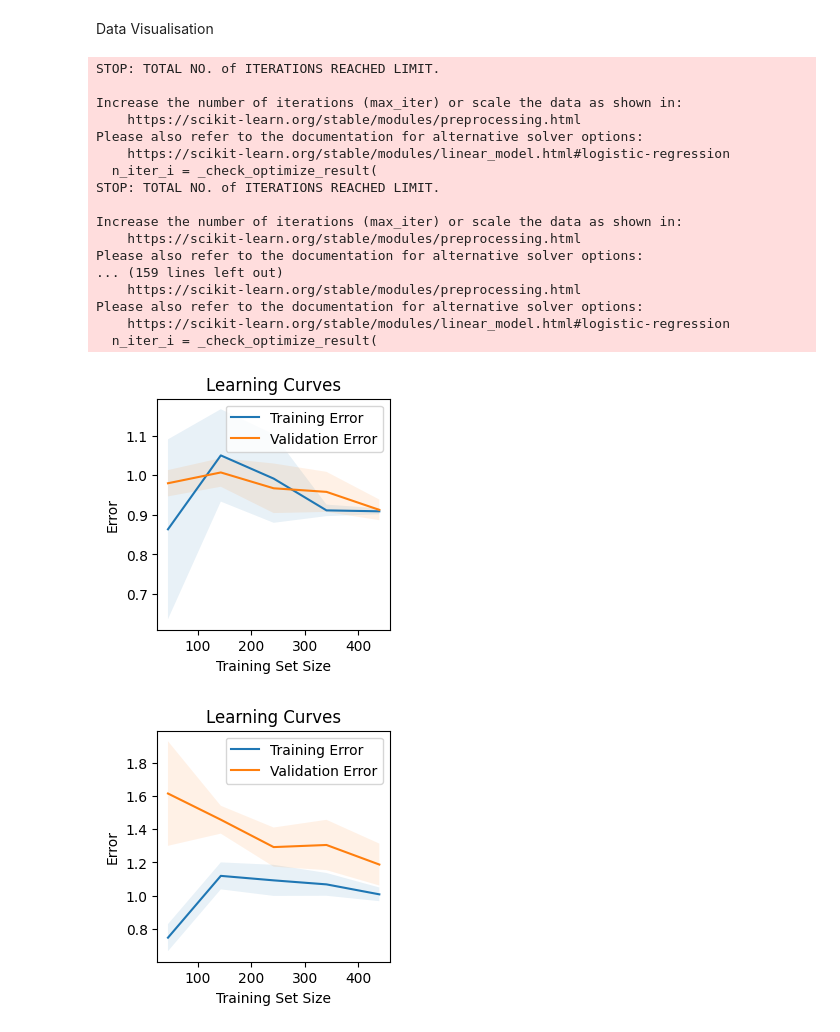
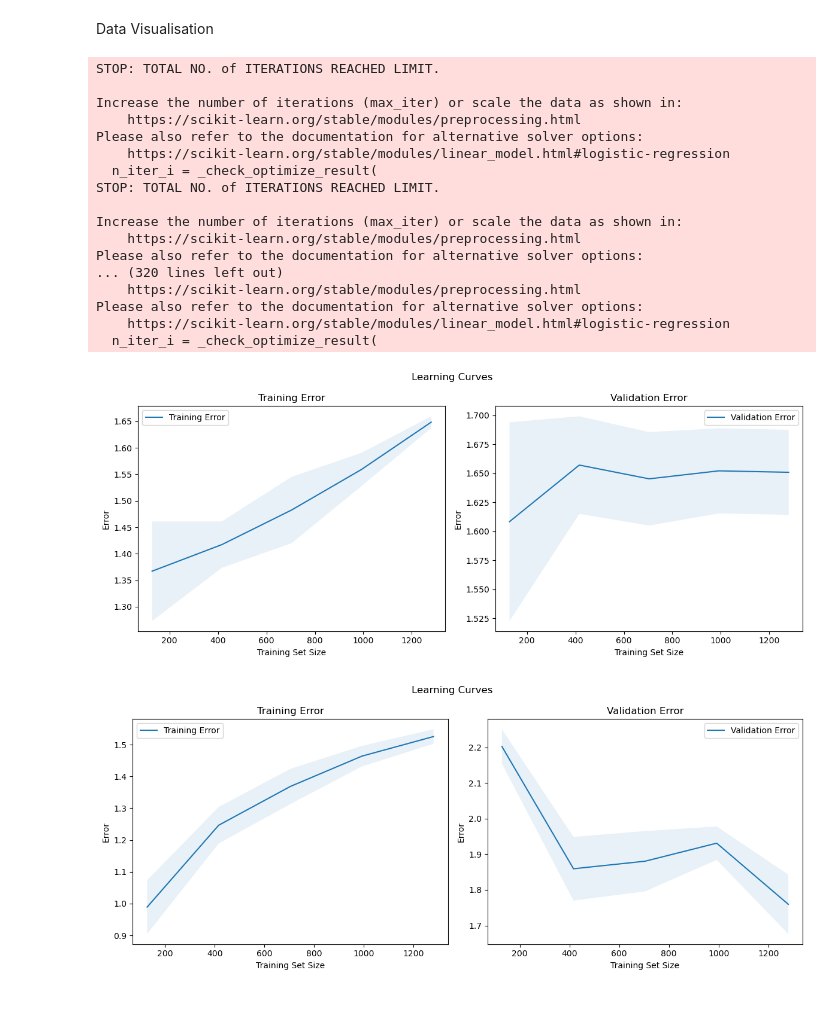
Before and after one commit to Rohanmrao/Image-Despeckling, a Jupyter notebook: main_model.ipynb, the cells around one changed output. Drawn from its saved outputs; the diff is of its cells as text; code cells hidden in the pictures; blank space fills up the shorter version.

```diff
--- a/main_model.ipynb
+++ b/main_model.ipynb
@@ -65,6 +66,7 @@ model6 = MultinomialNB()
 model7 = BernoulliNB()
 model8 = AdaBoostClassifier()
 
+model_list = [model1,model2,model3,model4,model5,model6,model7,model8]
 
 #training
 model1.fit(x_train, y_train)
@@ -200,43 +228,61 @@ Data Visualisation
 # %%
 
 def plot_learning_curves(classifier, x, y):
-    plt.figure(figsize=(3,3))
-    train_sizes, train_scores, valid_scores = learning_curve(classifier, x, y, cv=5, scoring='neg_mean_squared_error')
+    plt.figure(figsize=(12, 5))
+
+    # Plot for Training Error
+    plt.subplot(1, 2, 1)
+    train_sizes, train_scores, _ = learning_curve(classifier, x, y, cv=5, scoring='neg_mean_squared_error')
     train_mean = -np.mean(train_scores, axis=1)
     train_std = np.std(train_scores, axis=1)
+    plt.plot(train_sizes, train_mean, label='Training Error')
+    plt.fill_between(train_sizes, train_mean - train_std, train_mean + train_std, alpha=0.1)
+
+    # Plot for Validation Error
+    plt.subplot(1, 2, 2)
+    _, _, valid_scores = learning_curve(classifier, x, y, cv=5, scoring='neg_mean_squared_error')
     valid_mean = -np.mean(valid_scores, axis=1)
     valid_std = np.std(valid_scores, axis=1)
-    plt.plot(train_sizes, train_mean, label='Training Error')
     plt.plot(train_sizes, valid_mean, label='Validation Error')
-    plt.fill_between(train_sizes, train_mean - train_std, train_mean + train_std, alpha=0.1)
     plt.fill_between(train_sizes, valid_mean - valid_std, valid_mean + valid_std, alpha=0.1)
-    plt.title('Learning Curves')
+
+    # Set titles, labels, and legends
+    plt.suptitle('Learning Curves')
+    plt.subplot(1, 2, 1)
+    plt.title('Training Error')
     plt.xlabel('Training Set Size')
     plt.ylabel('Error')
     plt.legend()
+
+    plt.subplot(1, 2, 2)
+    plt.title('Validation Error')
+    plt.xlabel('Training Set Size')
+    plt.ylabel('Error')
+    plt.legend()
+
+    plt.tight_layout()
     plt.show()
 
-classifiers = [LogisticRegression(), DecisionTreeClassifier(), RandomForestClassifier(), SVC(), GaussianNB(), MultinomialNB(), BernoulliNB(), AdaBoostClassifier()]
 
-for classifier in classifiers:
-    plot_learning_curves(classifier, x, y)
+for model in model_list:
+    plot_learning_curves(model, x, y)
 # %% [output]
 STOP: TOTAL NO. of ITERATIONS REACHED LIMIT.
 
 Increase the number of iterations (max_iter) or scale the data as shown in:
     https://scikit-learn.org/stable/modules/preprocessing.html
 Please also refer to the documentation for alternative solver options:
     https://scikit-learn.org/stable/modules/linear_model.html#logistic-regression
   n_iter_i = _check_optimize_result(
 STOP: TOTAL NO. of ITERATIONS REACHED LIMIT.
 
 Increase the number of iterations (max_iter) or scale the data as shown in:
     https://scikit-learn.org/stable/modules/preprocessing.html
 Please also refer to the documentation for alternative solver options:
-... (159 lines left out)
+... (320 lines left out)
     https://scikit-learn.org/stable/modules/preprocessing.html
 Please also refer to the documentation for alternative solver options:
     https://scikit-learn.org/stable/modules/linear_model.html#logistic-regression
   n_iter_i = _check_optimize_result(
-[figure, old version]
+[figure, new version]
-[figure, old version]
+[figure, new version]
```
Also changed, not shown: parts of 5 cells of this notebook.
